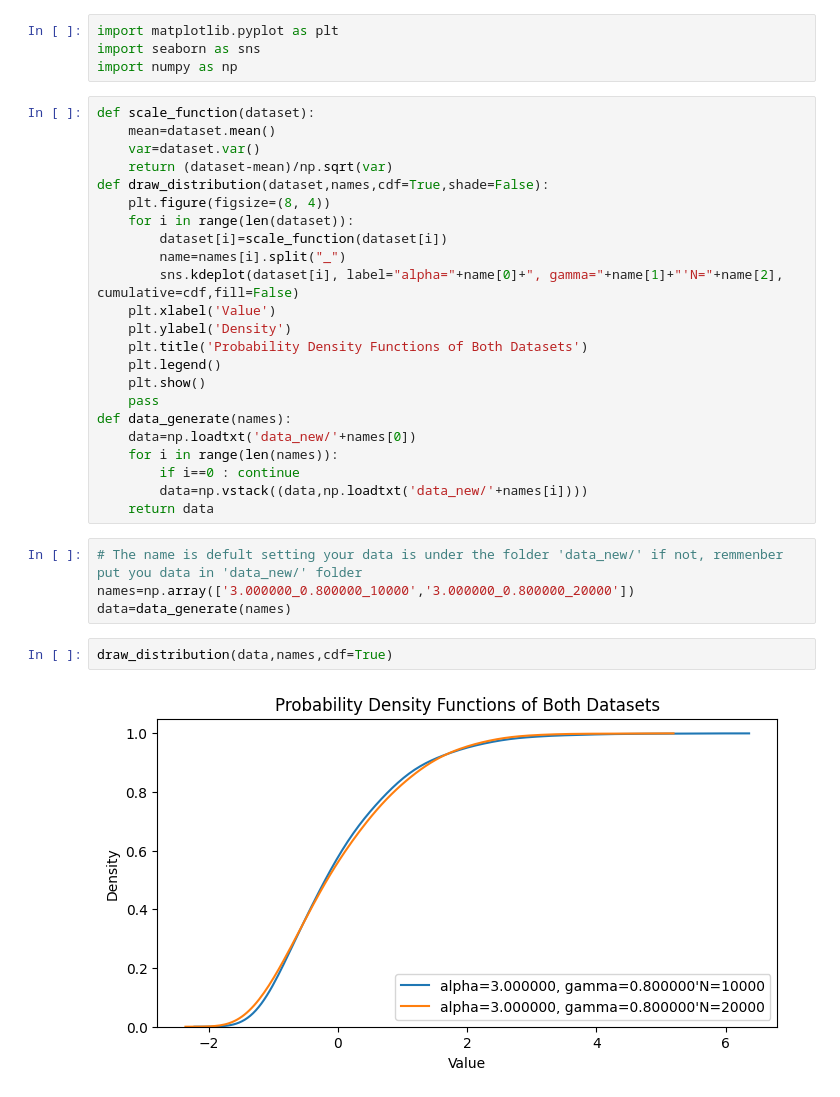
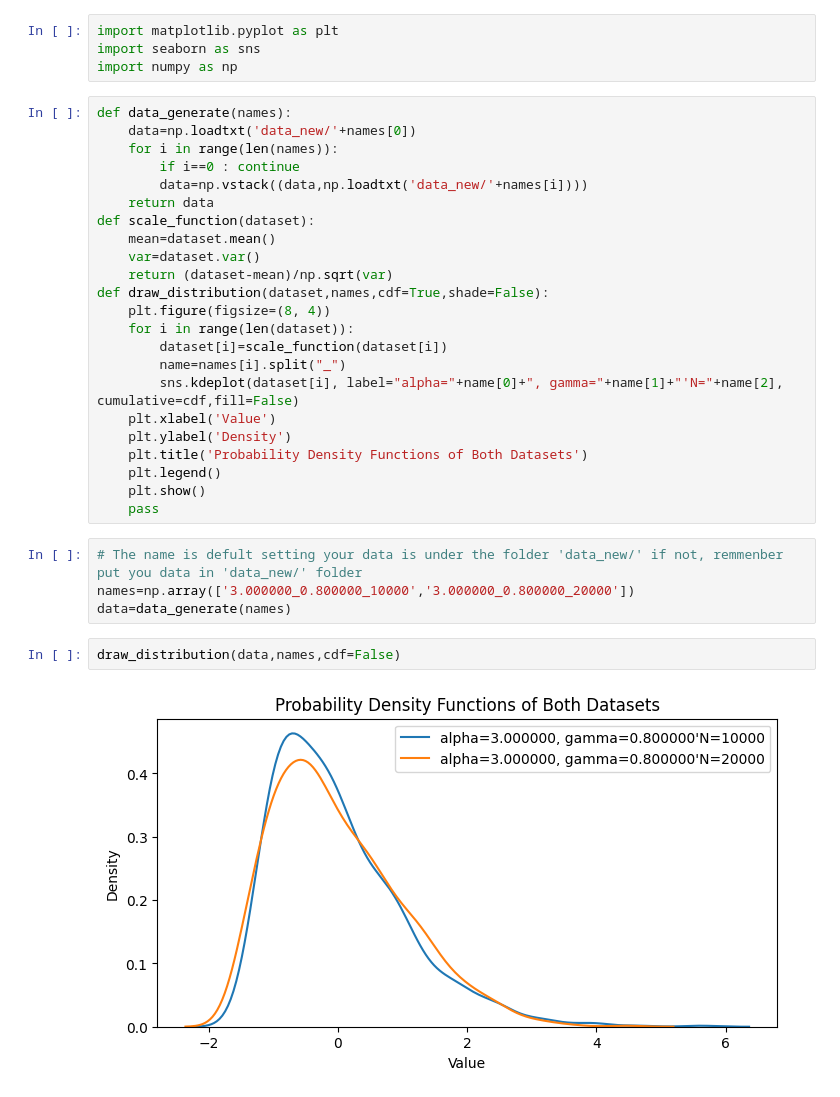
Before and after one commit to Hansen1030/Scale-free_FPP, a Jupyter notebook: Draw_distribution.ipynb, the cells around one changed output. Saved outputs shown, nothing was run; the diff lists cells and outputs as text.

Commit message:
more convinient draw function

```diff
--- a/Draw_distribution.ipynb
+++ b/Draw_distribution.ipynb
@@ -3,6 +3,12 @@ import matplotlib.pyplot as plt
 import seaborn as sns
 import numpy as np
 # %%
+def data_generate(names):
+    data=np.loadtxt('data_new/'+names[0])
+    for i in range(len(names)):
+        if i==0 : continue
+        data=np.vstack((data,np.loadtxt('data_new/'+names[i])))
+    return data
 def scale_function(dataset):
     mean=dataset.mean()
     var=dataset.var()
@@ -19,17 +25,11 @@ def draw_distribution(dataset,names,cdf=True,shade=False):
     plt.legend()
     plt.show()
     pass
-def data_generate(names):
-    data=np.loadtxt('data_new/'+names[0])
-    for i in range(len(names)):
-        if i==0 : continue
-        data=np.vstack((data,np.loadtxt('data_new/'+names[i])))
-    return data
 # %%
 # The name is defult setting your data is under the folder 'data_new/' if not, remmenber put you data in 'data_new/' folder
 names=np.array(['3.000000_0.800000_10000','3.000000_0.800000_20000'])
 data=data_generate(names)
 # %%
-draw_distribution(data,names,cdf=True)
+draw_distribution(data,names,cdf=False)
 # %% [output]
-[figure, old version]
+[figure, new version]
```
